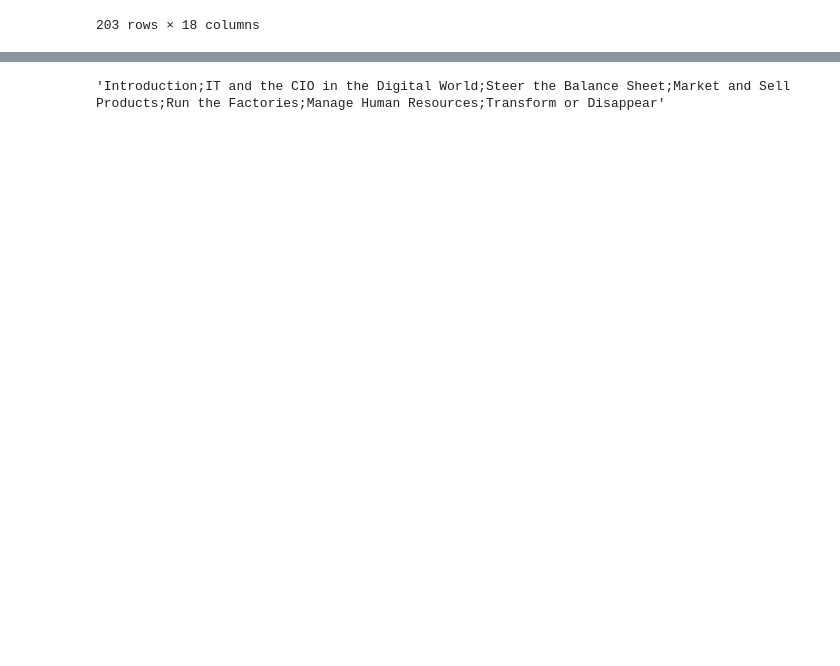
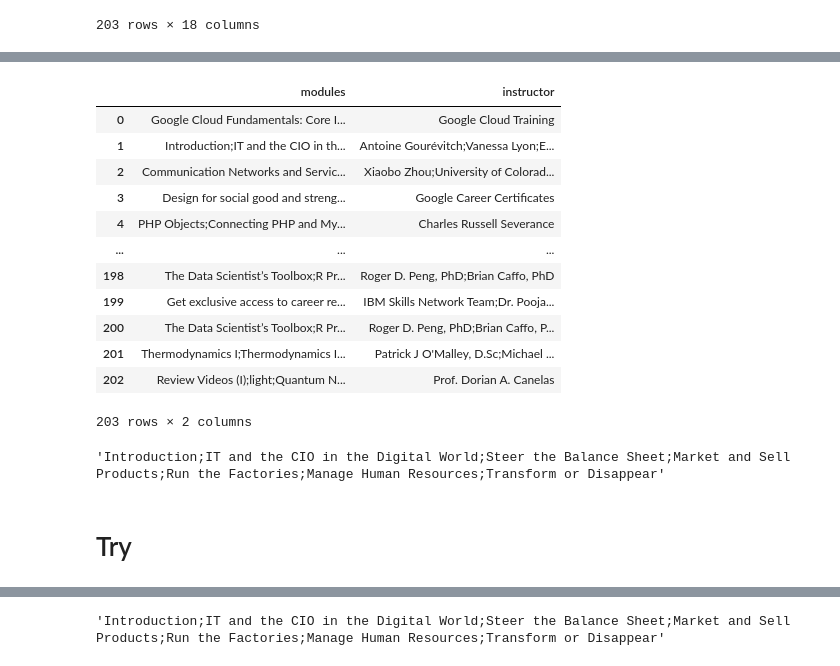
Before and after one commit to FTDS-assignment-bay/p2-final-project-ftds-032-rmt-group-001, a Jupyter notebook: data_preparation.ipynb, the cells around one changed output, grey strips where cells are left out. Cells and saved outputs as stored; diff of their text form; code cells hidden in the pictures; blank space fills up the shorter version.

```diff
--- a/data_preparation.ipynb
+++ b/data_preparation.ipynb
@@ -686,0 +706,26 @@ import pandas as pd
+# %%
+# Data baru
+
+df_2 = pd.read_csv('coursera_dataset2.csv')
+
+df_[['modules', 'instructor']]
+# %% [output]
+|  | modules | instructor |
+| 0 | Google Cloud Fundamentals: Core I... | Google Cloud Training |
+| 1 | Introduction;IT and the CIO in th... | Antoine Gourévitch;Vanessa Lyon;E... |
+| 2 | Communication Networks and Servic... | Xiaobo Zhou;University of Colorad... |
+| 3 | Design for social good and streng... | Google Career Certificates |
+| 4 | PHP Objects;Connecting PHP and My... | Charles Russell Severance |
+| ... | ... | ... |
+| 198 | The Data Scientist’s Toolbox;R Pr... | Roger D. Peng, PhD;Brian Caffo, PhD |
+| 199 | Get exclusive access to career re... | IBM Skills Network Team;Dr. Pooja... |
+| 200 | The Data Scientist’s Toolbox;R Pr... | Roger D. Peng, PhD;Brian Caffo, P... |
+| 201 | Thermodynamics I;Thermodynamics I... | Patrick J O'Malley, D.Sc;Michael ... |
+| 202 | Review Videos (I);light;Quantum N... | Prof. Dorian A. Canelas |
+203 rows × 2 columns
+# %%
+df['modules'][1]
+# %% [output]
+'Introduction;IT and the CIO in the Digital World;Steer the Balance Sheet;Market and Sell Products;Run the Factories;Manage Human Resources;Transform or Disappear'
+# %% [markdown]
+# Try
```
Also changed, not shown: parts of 11 cells of this notebook, 3 other files.
